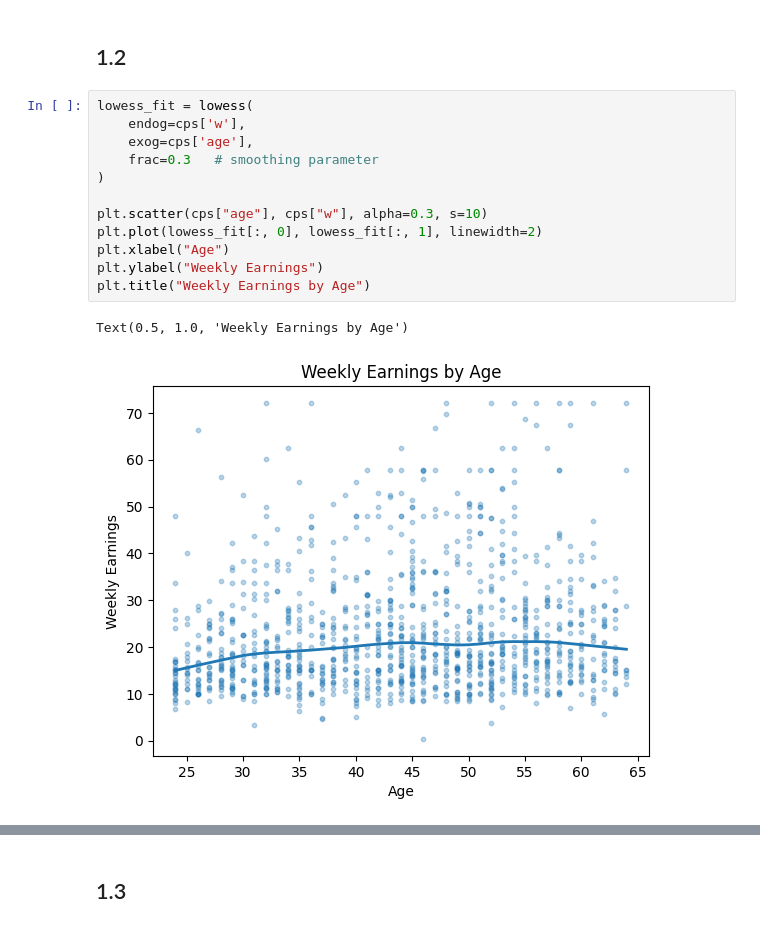
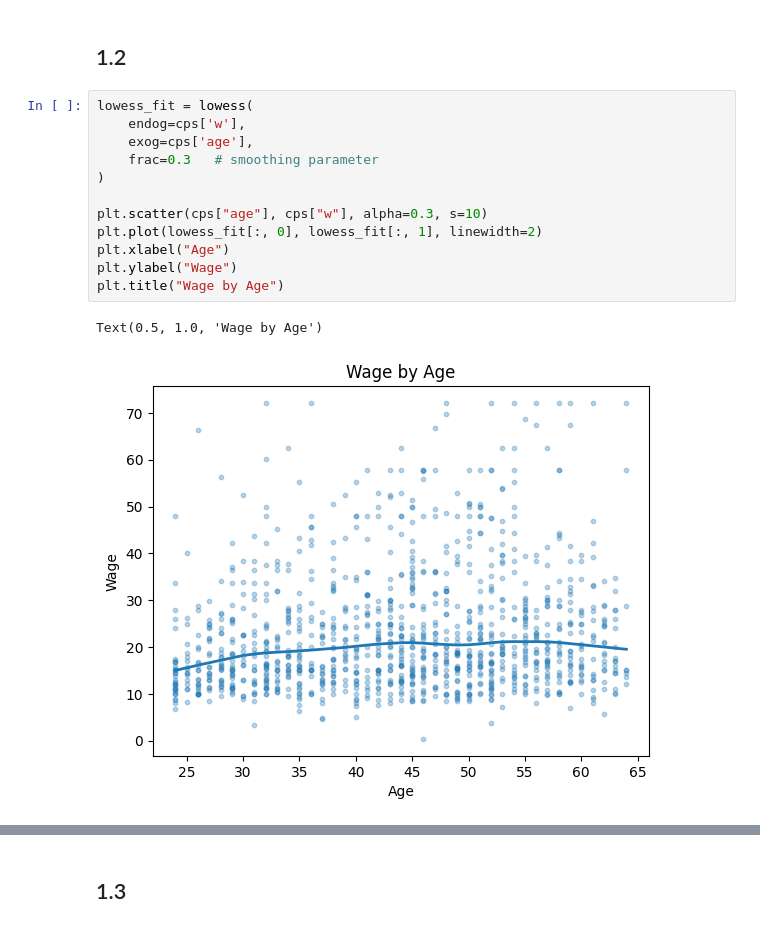
Before and after one commit to Jonas-Nepozitek/Applied-Methods-of-Analysis-II, a Jupyter notebook: problem-sets/ps1/HW1_wage_start.ipynb, the cells around one changed output, grey strips where cells are left out. Cells and saved outputs as stored; diff of their text form.

```diff
--- a/problem-sets/ps1/HW1_wage_start.ipynb
+++ b/problem-sets/ps1/HW1_wage_start.ipynb
@@ -81,18 +81,18 @@ cps = cps.query('ind02=="Motor vehicles and motor vehicle equipment manufacturin
 # %%
 lowess_fit = lowess(
     endog=cps['w'],
     exog=cps['age'],
     frac=0.3   # smoothing parameter
 )
 
 plt.scatter(cps["age"], cps["w"], alpha=0.3, s=10)
 plt.plot(lowess_fit[:, 0], lowess_fit[:, 1], linewidth=2)
 plt.xlabel("Age")
-plt.ylabel("Weekly Earnings")
-plt.title("Weekly Earnings by Age")
+plt.ylabel("Wage")
+plt.title("Wage by Age")
 # %% [output]
-Text(0.5, 1.0, 'Weekly Earnings by Age')
+Text(0.5, 1.0, 'Wage by Age')
-[figure, old version]
+[figure, new version]
 # %%
 lowess_fit = lowess(
     endog=cps['lnw'],
```
Also changed, not shown: parts of 16 cells of this notebook.
